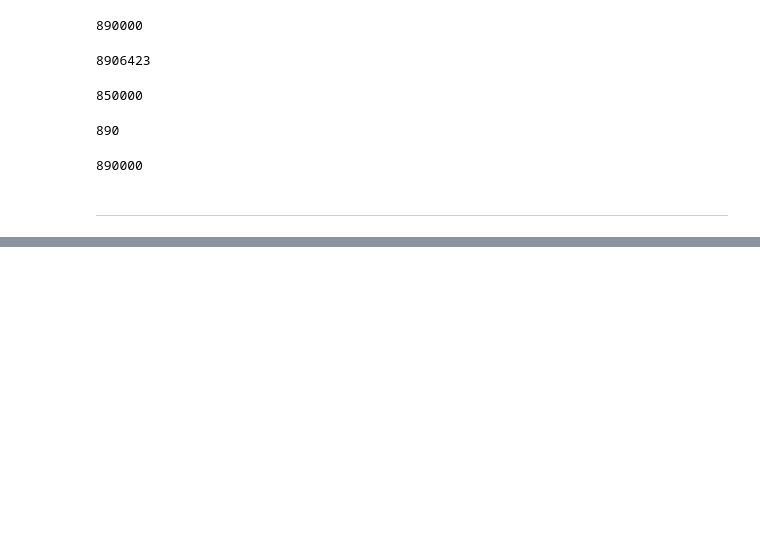
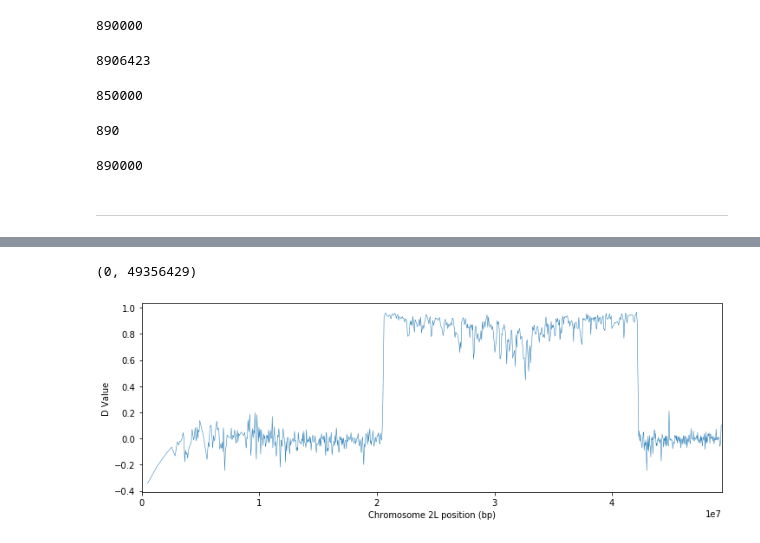
Before and after one commit to randomxsk8/notebooks, a Jupyter notebook: 08212019_ABBABABA_try.ipynb, the cells around one changed output, grey strips where cells are left out. Cells and saved outputs as stored; diff of their text form; code cells hidden in the pictures; blank space fills up the shorter version.

```diff
--- a/08212019_ABBABABA_try.ipynb
+++ b/08212019_ABBABABA_try.ipynb
@@ -305,0 +398,5 @@ ValueError: 'CIcol' is not in list
+# %%
+# compute windows with equal numbers of SNPs
+pos = variants['POS'][:]
+windows = allel.moving_statistic(pos, statistic=lambda v: [v[0], v[-1]], size=10000)
+x = np.asarray(windows).mean(axis=1)
@@ -305,0 +413,12 @@ ValueError: 'CIcol' is not in list
+# %%
+y1 = allel.average_patterson_d(ac_subpops['BFcol'], ac_subpops['GNcol'], ac_subpops['BFgam'], ac_subpops['AOcol'], 10000)
+# plot
+fig, ax = pyplot.subplots(figsize=(12, 4))
+#sns.despine(ax=ax, offset=10)
+ax.plot(x, y1[3], lw=.5)
+ax.set_ylabel("D Value")
+ax.set_xlabel('Chromosome 2L position (bp)')
+ax.set_xlim(0, pos.max())
+# %% [output]
+(0, 49356429)
+[figure, added]
```
Also changed, not shown: parts of 23 cells of this notebook.
